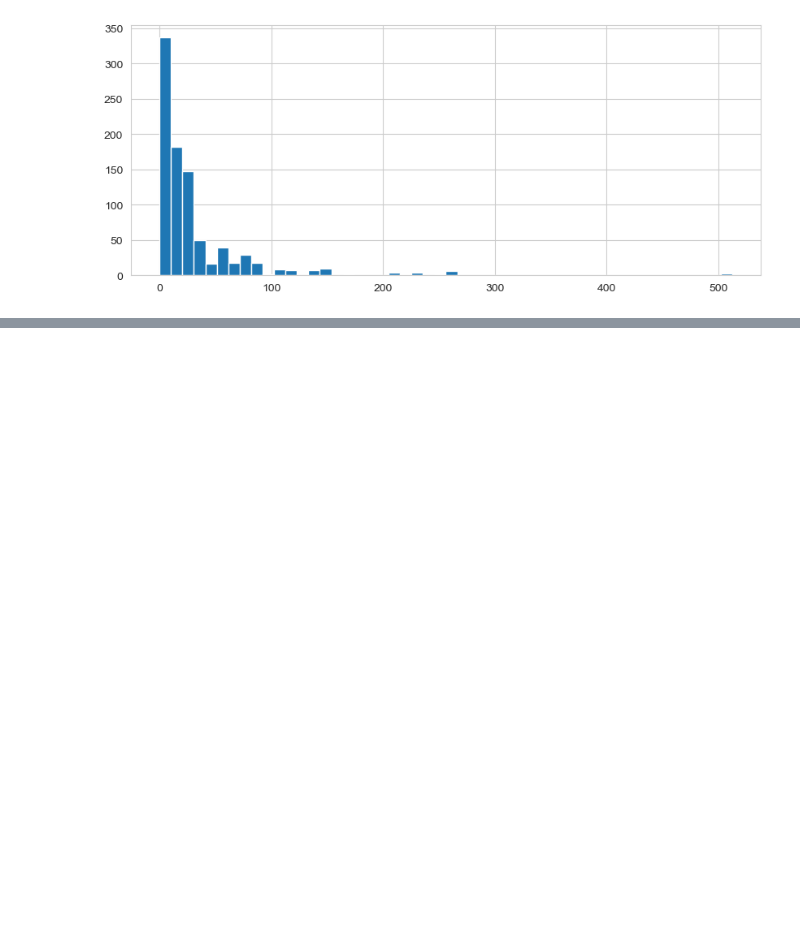
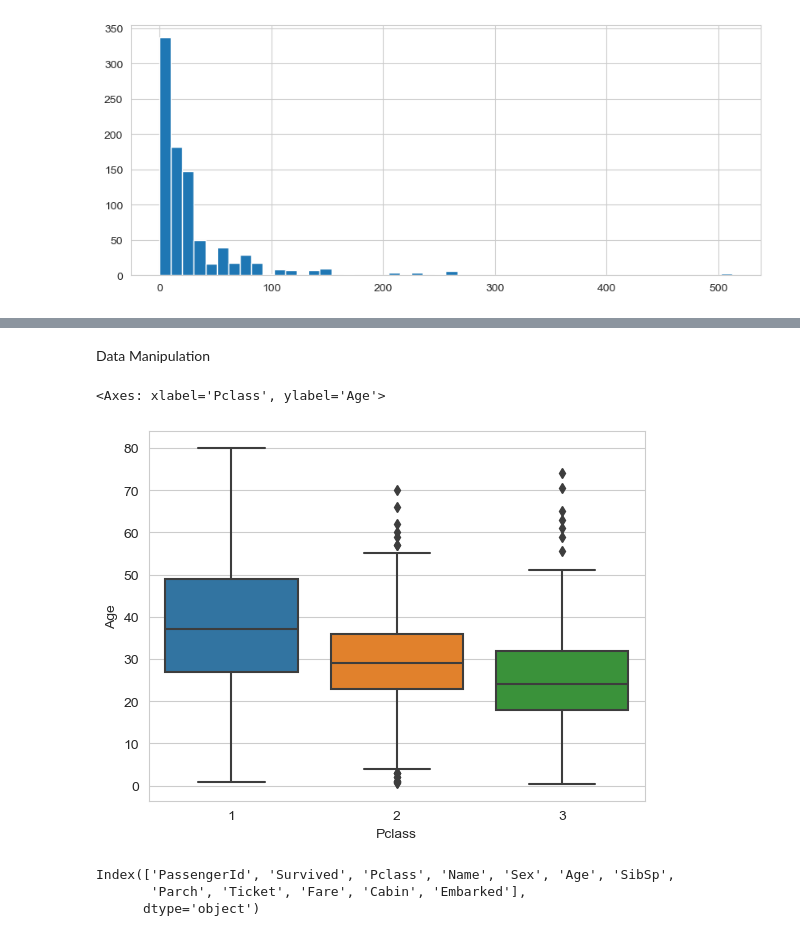
Before and after one commit to ramachandramerla/Machine-Learning, a Jupyter notebook: EDA_Logistic_Regression.ipynb, the cells around one changed output, grey strips where cells are left out. Drawn from its saved outputs; the diff is of its cells as text; code cells hidden in the pictures; blank space fills up the shorter version.

```diff
--- a/EDA_Logistic_Regression.ipynb
+++ b/EDA_Logistic_Regression.ipynb
@@ -132,3 +129,16 @@ cf.go_offline()
 train['Fare'].iplot(kind='hist',bins=30)
 # %% [output]
 [interactive output not drawn]
+# %% [markdown]
+Data Manipulation
+# %%
+sns.boxplot(data=train,y='Age',x='Pclass')
+# %% [output]
+<Axes: xlabel='Pclass', ylabel='Age'>
+[figure, added]
+# %%
+train.columns
+# %% [output]
+Index(['PassengerId', 'Survived', 'Pclass', 'Name', 'Sex', 'Age', 'SibSp',
+       'Parch', 'Ticket', 'Fare', 'Cabin', 'Embarked'],
+      dtype='object')
```
Also changed, not shown: parts of 19 cells of this notebook.
